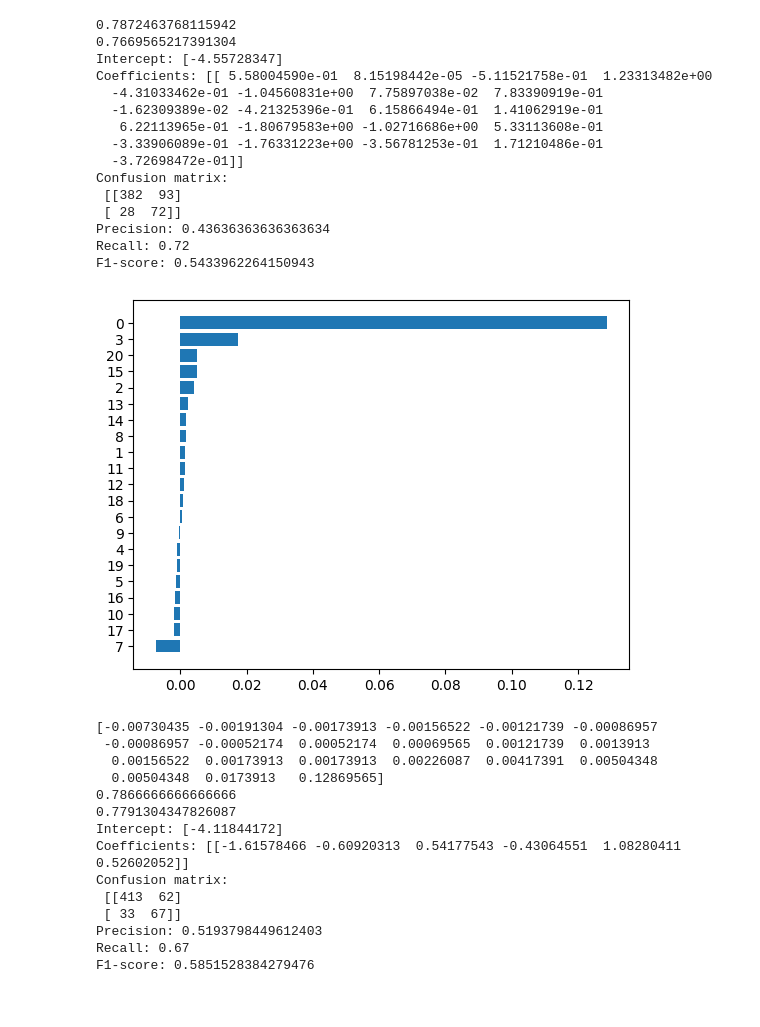
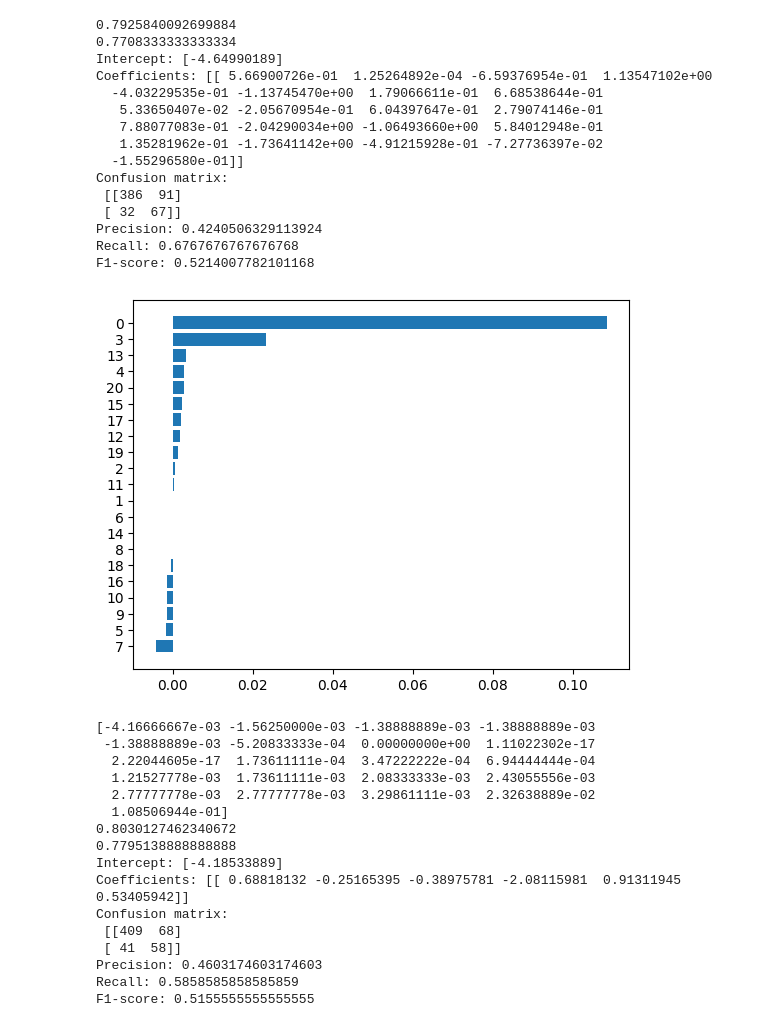
Before and after one commit to gallas87a/BeerData, a Jupyter notebook: 4_Classification/LogBeerGression.ipynb, the cells around one changed output. Drawn from its saved outputs; the diff is of its cells as text; code cells hidden in the pictures.

Commit message:
minor correction to ignore headers of csvs

```diff
--- a/4_Classification/LogBeerGression.ipynb
+++ b/4_Classification/LogBeerGression.ipynb
@@ -16,6 +16,7 @@ files=["../2_Database/TopBeerData.csv","../2_Database/GoodBeerData.csv","../2_Da
 for i in range (0,len(files)):
     with open(files[i],"r",encoding="utf-8") as file:
         reader = csv.reader(file)
+        next(reader) # remove header
         for row in reader:
             row.append(i)
             data.append(row)
@@ -121,62 +122,64 @@ plt.barh(
 )
 
 plt.yticks(range(X.shape[1]), sorted_idx)
 plt.show()
 print(result.importances_mean[sorted_idx])
 
 top_idx = np.argsort(result.importances_mean)[-6:] #based on the graph only the top features are to be used, others are just confusion
 X_train_sel = X_train[:, top_idx]
 X_test_sel = X_test[:, top_idx]
 model.fit(X_train_sel, y_train)
 
 # prediction
 treshold2 = 0.63
 y_prob_sel = model.predict_proba(X_test_sel)[:, 1]
 y_pred_sel = y_prob_sel > treshold2
 # accuracy
 print(model.score(X_train_sel, y_train))
 print(model.score(X_test_sel, y_test))
 
 print("Intercept:", model.intercept_)
 print("Coefficients:", model.coef_)
 cm = confusion_matrix(y_test, y_pred_sel)
 print("Confusion matrix:\n", cm)
 precision = precision_score(y_test, y_pred_sel)
 recall = recall_score(y_test, y_pred_sel)
 print("Precision:", precision)
 print("Recall:", recall)
 print("F1-score:", (2*precision*recall)/(precision+recall))
 # %% [output]
-0.7872463768115942
-0.7669565217391304
-Intercept: [-4.55728347]
-Coefficients: [[ 5.58004590e-01  8.15198442e-05 -5.11521758e-01  1.23313482e+00
-  -4.31033462e-01 -1.04560831e+00  7.75897038e-02  7.83390919e-01
-  -1.62309389e-02 -4.21325396e-01  6.15866494e-01  1.41062919e-01
-   6.22113965e-01 -1.80679583e+00 -1.02716686e+00  5.33113608e-01
-  -3.33906089e-01 -1.76331223e+00 -3.56781253e-01  1.71210486e-01
-  -3.72698472e-01]]
+0.7925840092699884
+0.7708333333333334
+Intercept: [-4.64990189]
+Coefficients: [[ 5.66900726e-01  1.25264892e-04 -6.59376954e-01  1.13547102e+00
+  -4.03229535e-01 -1.13745470e+00  1.79066611e-01  6.68538644e-01
+   5.33650407e-02 -2.05670954e-01  6.04397647e-01  2.79074146e-01
+   7.88077083e-01 -2.04290034e+00 -1.06493660e+00  5.84012948e-01
+   1.35281962e-01 -1.73641142e+00 -4.91215928e-01 -7.27736397e-02
+  -1.55296580e-01]]
 Confusion matrix:
- [[382  93]
- [ 28  72]]
-Precision: 0.43636363636363634
-Recall: 0.72
-F1-score: 0.5433962264150943
+ [[386  91]
+ [ 32  67]]
+Precision: 0.4240506329113924
+Recall: 0.6767676767676768
+F1-score: 0.5214007782101168
-[figure, old version]
+[figure, new version]
-[-0.00730435 -0.00191304 -0.00173913 -0.00156522 -0.00121739 -0.00086957
- -0.00086957 -0.00052174  0.00052174  0.00069565  0.00121739  0.0013913
-  0.00156522  0.00173913  0.00173913  0.00226087  0.00417391  0.00504348
-  0.00504348  0.0173913   0.12869565]
-0.7866666666666666
-0.7791304347826087
-Intercept: [-4.11844172]
-Coefficients: [[-1.61578466 -0.60920313  0.54177543 -0.43064551  1.08280411  0.52602052]]
+[-4.16666667e-03 -1.56250000e-03 -1.38888889e-03 -1.38888889e-03
+ -1.38888889e-03 -5.20833333e-04  0.00000000e+00  1.11022302e-17
+  2.22044605e-17  1.73611111e-04  3.47222222e-04  6.94444444e-04
+  1.21527778e-03  1.73611111e-03  2.08333333e-03  2.43055556e-03
+  2.77777778e-03  2.77777778e-03  3.29861111e-03  2.32638889e-02
+  1.08506944e-01]
+0.8030127462340672
+0.7795138888888888
+Intercept: [-4.18533889]
+Coefficients: [[ 0.68818132 -0.25165395 -0.38975781 -2.08115981  0.91311945  0.53405942]]
 Confusion matrix:
- [[413  62]
- [ 33  67]]
-Precision: 0.5193798449612403
-Recall: 0.67
-F1-score: 0.5851528384279476
+ [[409  68]
+ [ 41  58]]
+Precision: 0.4603174603174603
+Recall: 0.5858585858585859
+F1-score: 0.5155555555555555
 # %%
 import numpy as np
 import matplotlib.pyplot as plt
```
Also changed, not shown: parts of 2 cells of this notebook.
